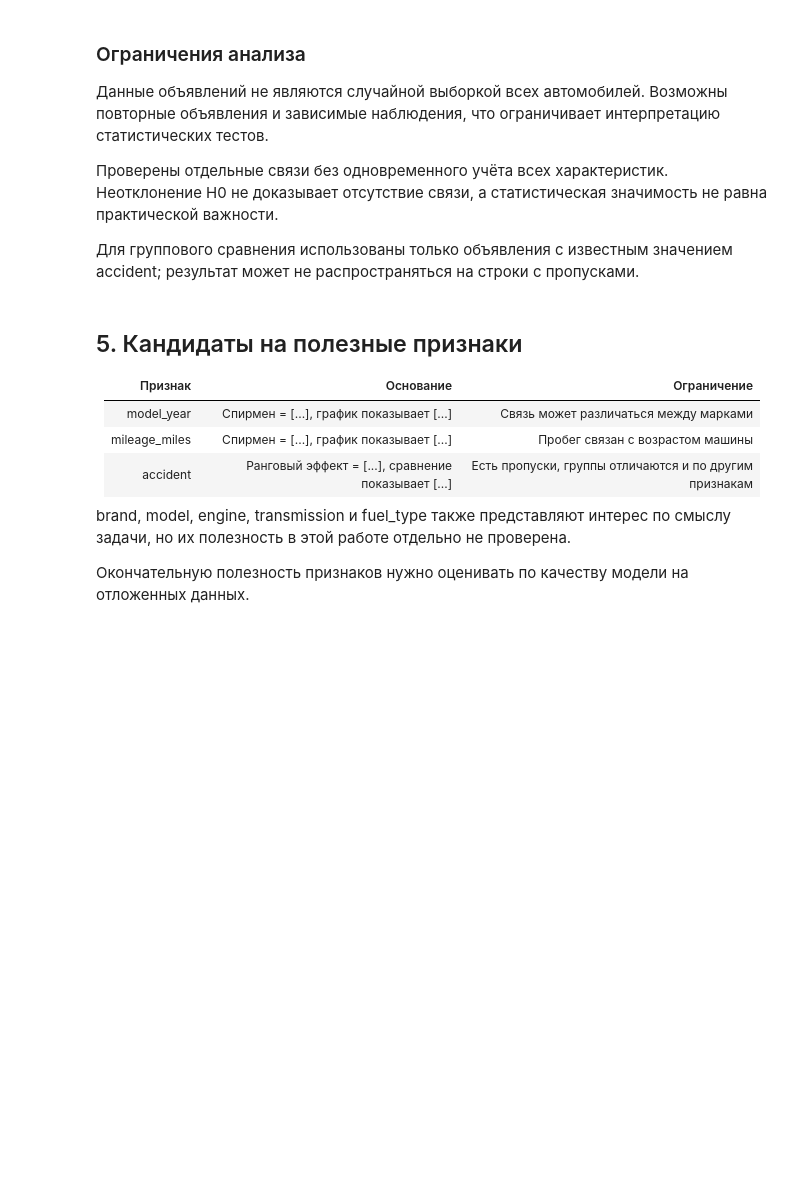
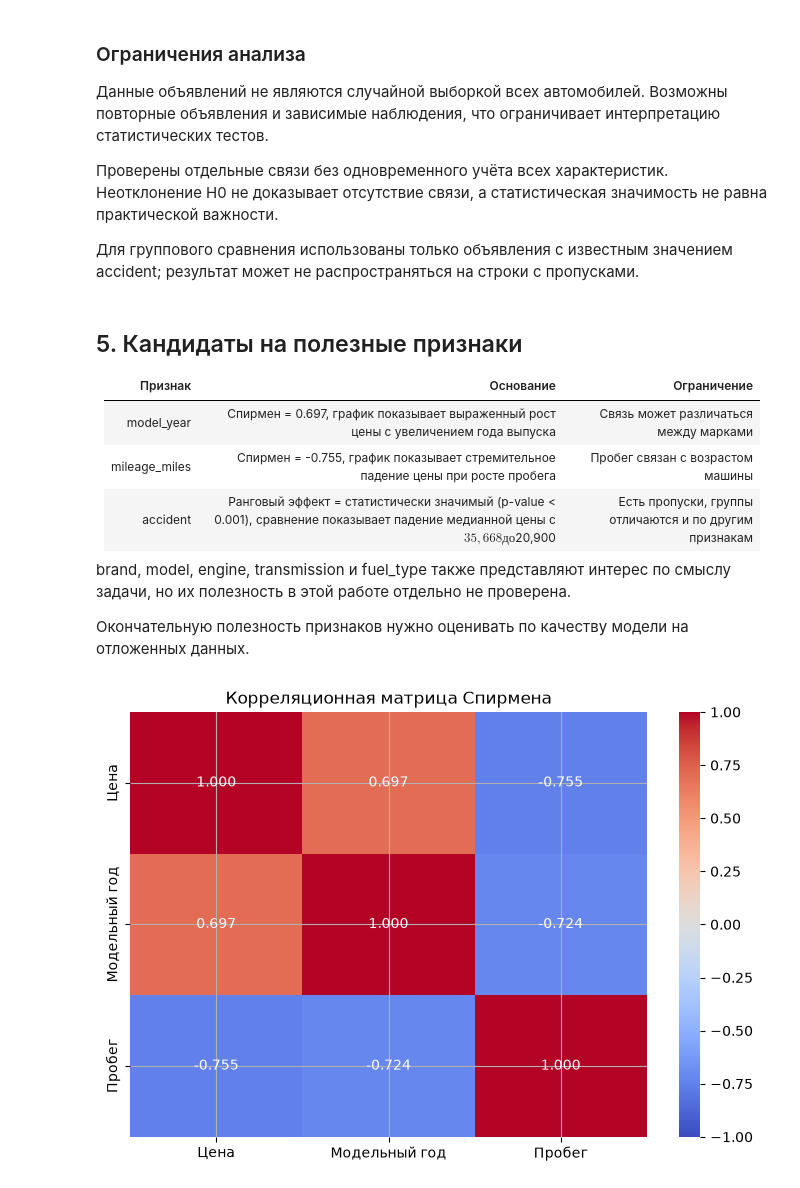
Before and after one commit to aktan228/ml-social-media-sleep, a Jupyter notebook: notebooks/02_EDA_of_used_cars.ipynb, the cells around one changed output. Drawn from its saved outputs; the diff is of its cells as text; code cells hidden in the pictures; blank space fills up the shorter version.

```diff
--- a/notebooks/02_EDA_of_used_cars.ipynb
+++ b/notebooks/02_EDA_of_used_cars.ipynb
@@ -545,9 +540,9 @@ display(results)
 
 | Признак | Основание | Ограничение |
 |---|---|---|
-| model_year | Спирмен = [...], график показывает [...] | Связь может различаться между марками |
-| mileage_miles | Спирмен = [...], график показывает [...] | Пробег связан с возрастом машины |
-| accident | Ранговый эффект = [...], сравнение показывает [...] | Есть пропуски, группы отличаются и по другим признакам |
+| model_year | Спирмен = 0.697, график показывает выраженный рост цены с увеличением года выпуска| Связь может различаться между марками |
+| mileage_miles | Спирмен = -0.755, график показывает стремительное падение цены при росте пробега    | Пробег связан с возрастом машины |
+| accident | Ранговый эффект = статистически значимый (p-value < 0.001), сравнение показывает падение медианной цены с $35,668 до $20,900    | Есть пропуски, группы отличаются и по другим признакам |
 
 brand, model, engine, transmission и fuel_type также представляют
 интерес по смыслу задачи, но их полезность в этой работе отдельно
@@ -555,6 +550,35 @@ brand, model, engine, transmission и fuel_type также представля
 
 Окончательную полезность признаков нужно оценивать по качеству модели
 на отложенных данных.
+# %%
+import seaborn as sns
+
+columns = ["price_usd", "model_year", "mileage_miles"]
+
+correlation = df[columns].corr(method="spearman")
+
+# Понятные названия для графика
+labels = ["Цена", "Модельный год", "Пробег"]
+correlation.index = labels
+correlation.columns = labels
+
+plt.figure(figsize=(7, 5))
+
+sns.heatmap(
+    correlation,
+    annot=True,
+    fmt=".3f",
+    cmap="coolwarm",
+    vmin=-1,
+    vmax=1,
+    center=0
+)
+
+plt.title("Корреляционная матрица Спирмена")
+plt.tight_layout()
+plt.show()
+# %% [output]
+[figure, added]
 # %% [markdown]
 ## 6. Итог
 
```
Also changed, not shown: parts of 5 cells of this notebook, 1 other file.
